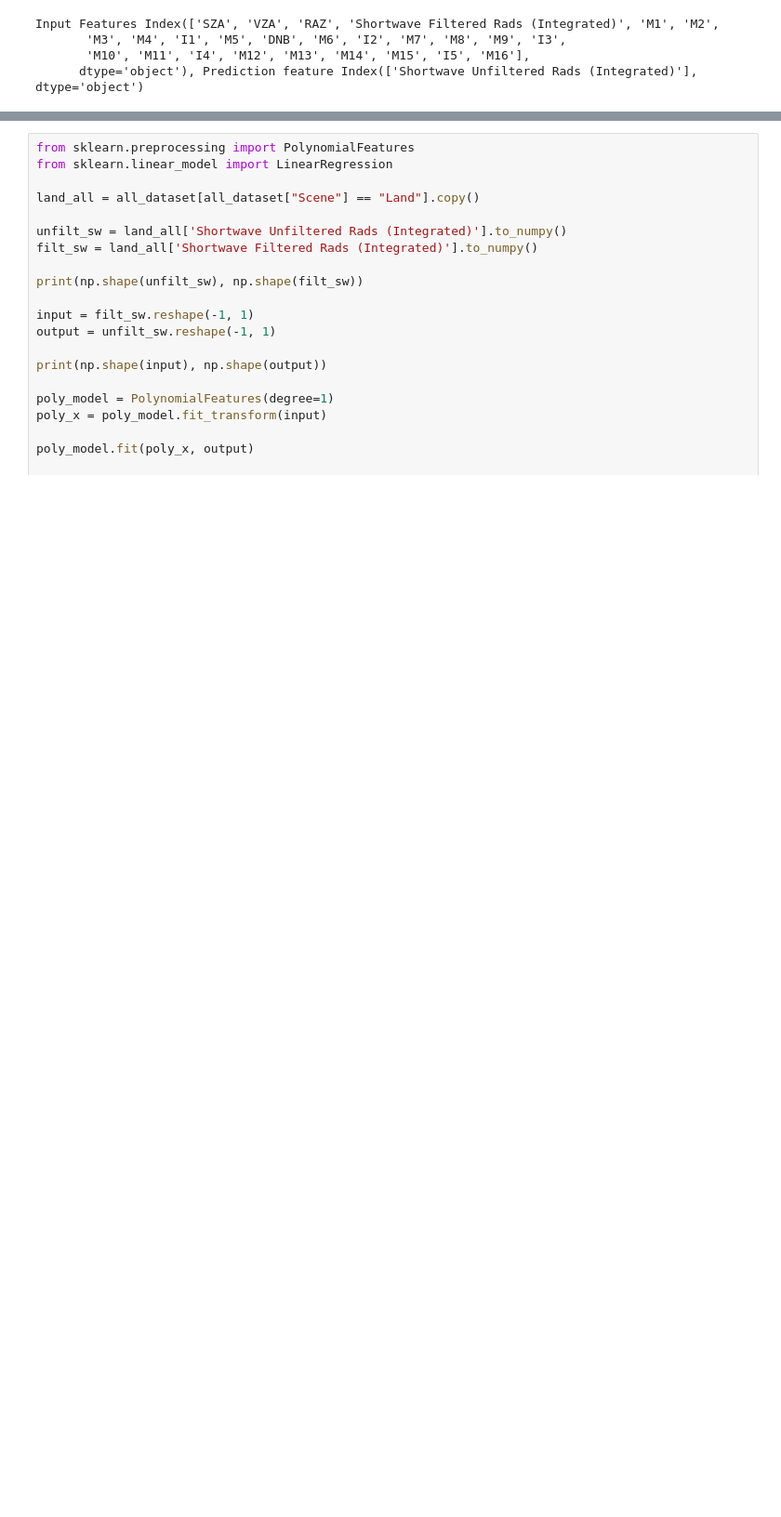
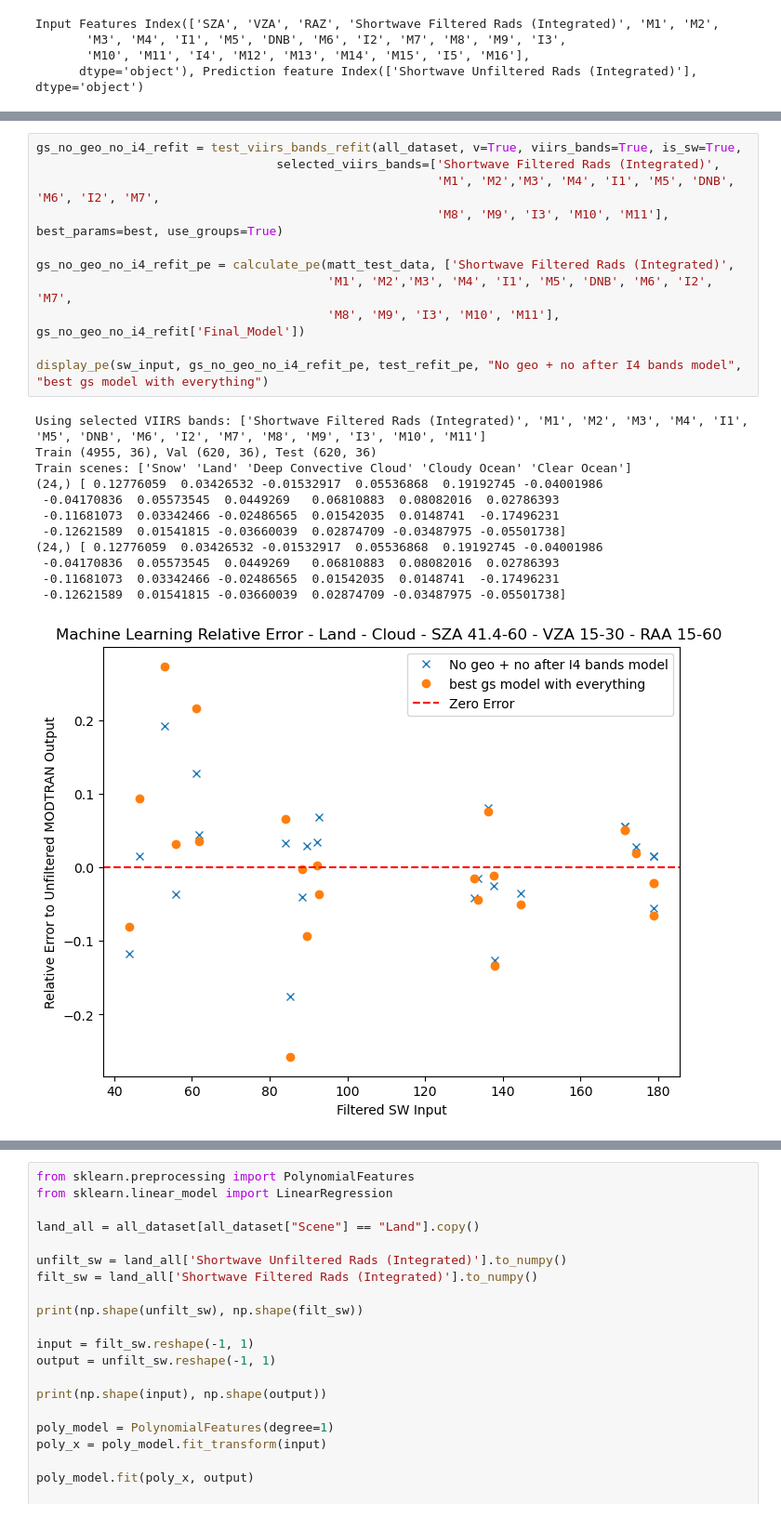
Before and after one commit to LASP-Libera/libera_unfiltering, a Jupyter notebook: validation.ipynb, the cells around one changed output, grey strips where cells are left out. Shown at 93% size. Drawn from its saved outputs; the diff is of its cells as text; blank space fills up the shorter version.

```diff
--- a/validation.ipynb
+++ b/validation.ipynb
@@ -1064,0 +1064,24 @@ Train scenes: ['Snow' 'Land' 'Deep Convective Cloud' 'Cloudy Ocean' 'Clear Ocean
+# %%
+gs_no_geo_no_i4_refit = test_viirs_bands_refit(all_dataset, v=True, viirs_bands=True, is_sw=True,
+                                 selected_viirs_bands=['Shortwave Filtered Rads (Integrated)',
+                                                       'M1', 'M2','M3', 'M4', 'I1', 'M5', 'DNB', 'M6', 'I2', 'M7',
+                                                       'M8', 'M9', 'I3', 'M10', 'M11'],  best_params=best, use_groups=True)
+
+gs_no_geo_no_i4_refit_pe = calculate_pe(matt_test_data, ['Shortwave Filtered Rads (Integrated)',
+                                        'M1', 'M2','M3', 'M4', 'I1', 'M5', 'DNB', 'M6', 'I2', 'M7',
+                                        'M8', 'M9', 'I3', 'M10', 'M11'], gs_no_geo_no_i4_refit['Final_Model'])
+
+display_pe(sw_input, gs_no_geo_no_i4_refit_pe, test_refit_pe, "No geo + no after I4 bands model", "best gs model with everything")
+# %% [output]
+Using selected VIIRS bands: ['Shortwave Filtered Rads (Integrated)', 'M1', 'M2', 'M3', 'M4', 'I1', 'M5', 'DNB', 'M6', 'I2', 'M7', 'M8', 'M9', 'I3', 'M10', 'M11']
+Train (4955, 36), Val (620, 36), Test (620, 36)
+Train scenes: ['Snow' 'Land' 'Deep Convective Cloud' 'Cloudy Ocean' 'Clear Ocean']
+(24,) [ 0.12776059  0.03426532 -0.01532917  0.05536868  0.19192745 -0.04001986
+ -0.04170836  0.05573545  0.0449269   0.06810883  0.08082016  0.02786393
+ -0.11681073  0.03342466 -0.02486565  0.01542035  0.0148741  -0.17496231
+ -0.12621589  0.01541815 -0.03660039  0.02874709 -0.03487975 -0.05501738]
+(24,) [ 0.12776059  0.03426532 -0.01532917  0.05536868  0.19192745 -0.04001986
+ -0.04170836  0.05573545  0.0449269   0.06810883  0.08082016  0.02786393
+ -0.11681073  0.03342466 -0.02486565  0.01542035  0.0148741  -0.17496231
+ -0.12621589  0.01541815 -0.03660039  0.02874709 -0.03487975 -0.05501738]
+[figure, added]
```
Also changed, not shown: parts of 23 cells of this notebook.
